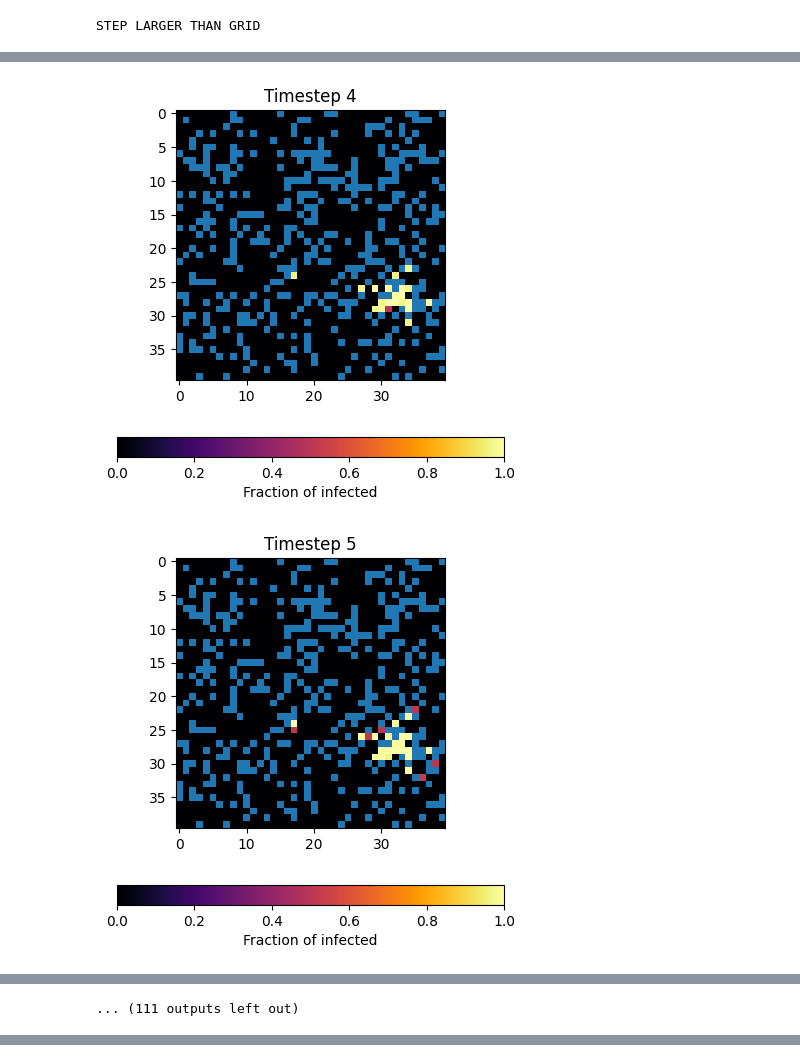
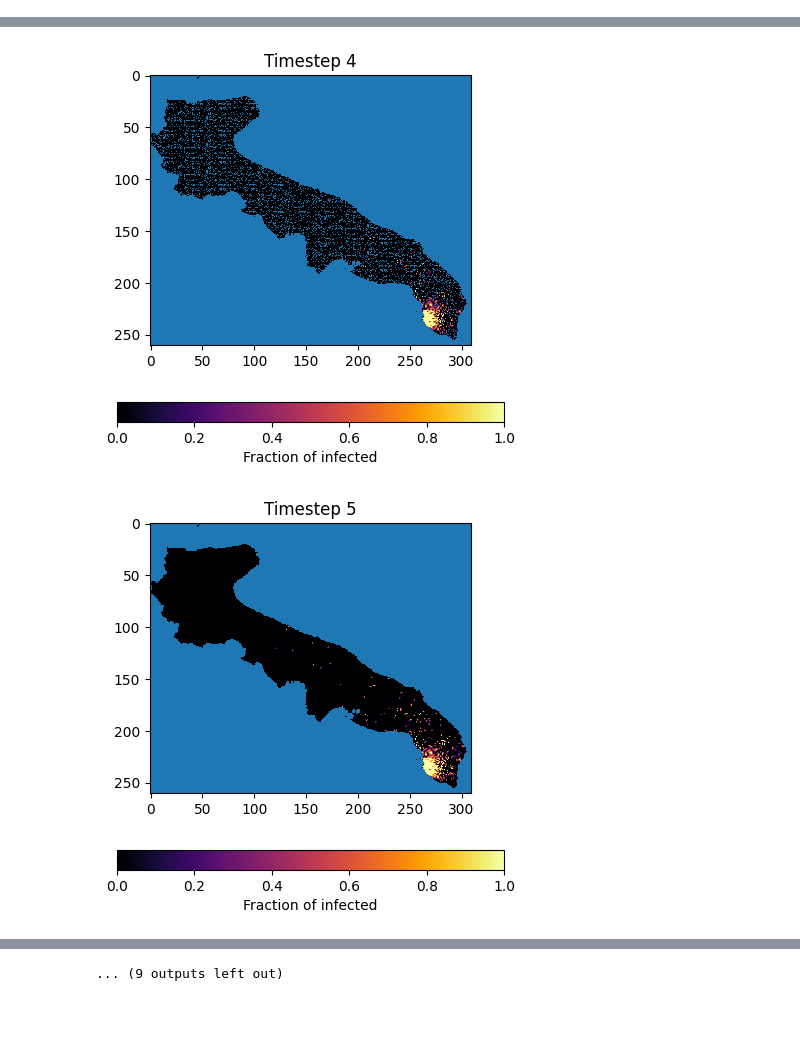
Before and after one commit to LeonMengoni/Xylella-Fastidiosa, a Jupyter notebook: Xylella.ipynb, the cells around one changed output, grey strips where cells are left out. Saved outputs shown, nothing was run; the diff lists cells and outputs as text; code cells hidden in the pictures; blank space fills up the shorter version.

```diff
--- a/Xylella.ipynb
+++ b/Xylella.ipynb
@@ -12,7 +14,7 @@ import matplotlib.patches as mpatches
 
 np.random.seed(5)
 
-FROM_DATA = False
+FROM_DATA = True
 RANDOM_SEA = True # If FROM_DATA is True, RANDOM_SEA is irrelevant
 
 if FROM_DATA:
@@ -170,6 +312,11 @@ M_max = 5 # 5 maximum number of dispersers
 D = 20 # 20 dispersal standard deviation
 
 # Levy flight
-n_vectors = 100
-mu = 2
+n_vectors = 10000
 d_min = 0.1
+# TODO: Move parameters SAMPLE and d_max here
+alpha = 2
+mu = 1
+eta = 5
+params = [alpha, mu, eta]
+SAMPLE = "power"
@@ -314,7 +328,7 @@ LEVY_FLIGHT = True
 
 np.random.seed(1222)
 
-time_steps = 100
+time_steps = 20
 
 output = np.zeros((time_steps+1, H, W)) # Final fraction of infected after every year
 U = np.zeros((H, W)) # Fraction of infected at every timestep
@@ -344,12 +358,7 @@ for t in range(output.shape[0]):
 
         # Levy flight dispersal
         if LEVY_FLIGHT:
-            SAMPLE = "power"
-            if SAMPLE == "truncated":
-                d_max = np.sqrt(np.floor(H/2)**2 + np.floor(W/2)**2); # about half the diagonal
-            else:
-                d_max = None
-            U = levy_flight_dispersal(U, mu, d_min, B, n_vectors, vector_positions, t, d_max, sample=SAMPLE)
+            U = levy_flight_dispersal(U, B, n_vectors, vector_positions, params, d_min=d_min, sample=SAMPLE)
             adjust_population(U, no_grove_mask, tol)
 
         if SHORT_LONG:
@@ -380 +388,0 @@ for t in range(output.shape[0]):
-STEP LARGER THAN GRID
@@ -382,2 +390,2 @@ STEP LARGER THAN GRID
-[figure, old version]
+[figure, new version]
-[figure, old version]
+[figure, new version]
@@ -389 +396,0 @@ STEP LARGER THAN GRID
-... (111 outputs left out)
@@ -390,3 +398,4 @@ STEP LARGER THAN GRID
+... (9 outputs left out)
 # %%
 # from mpl_toolkits.basemap import Basemap
 # import matplotlib.pyplot as plt
```
Also changed, not shown: parts of 11 cells of this notebook.
